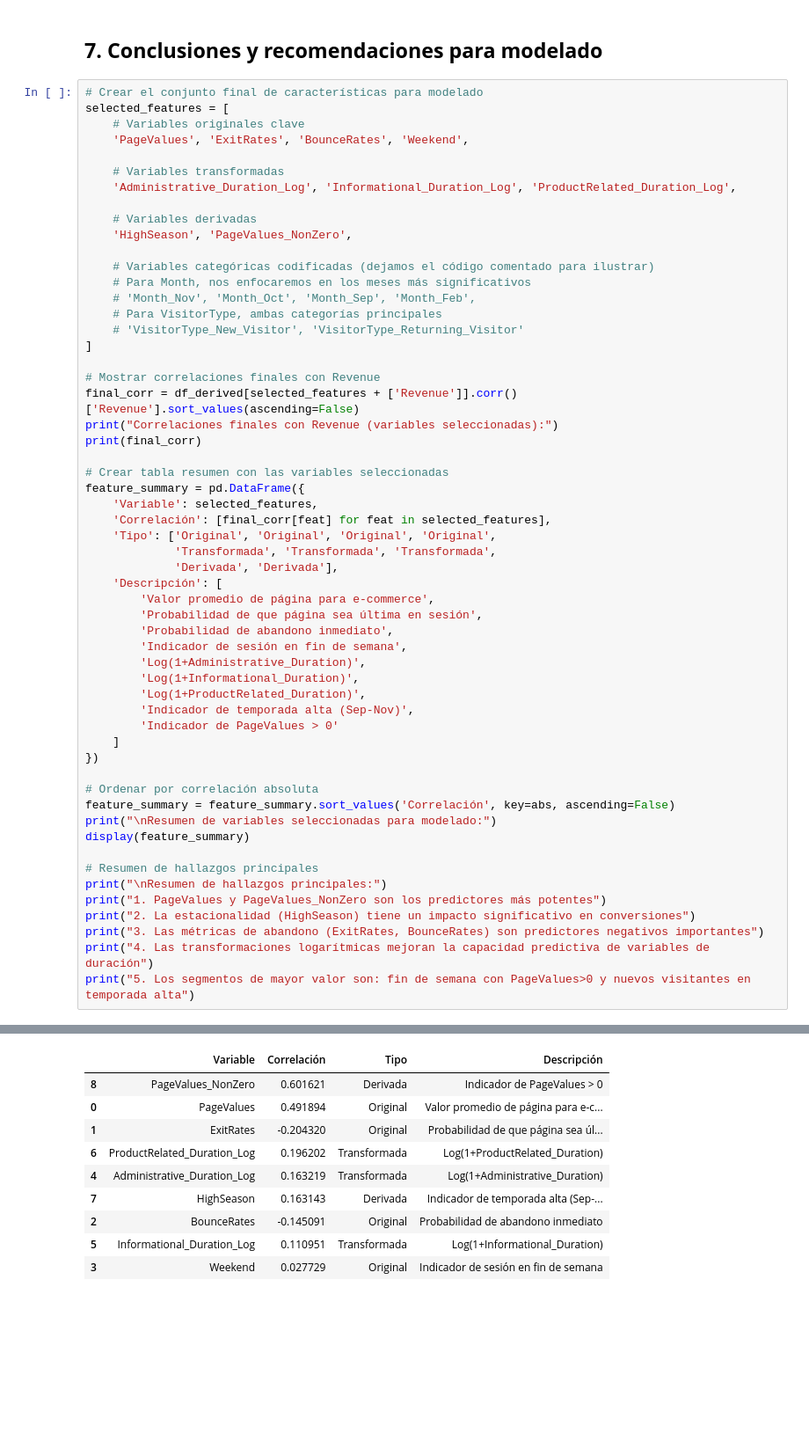
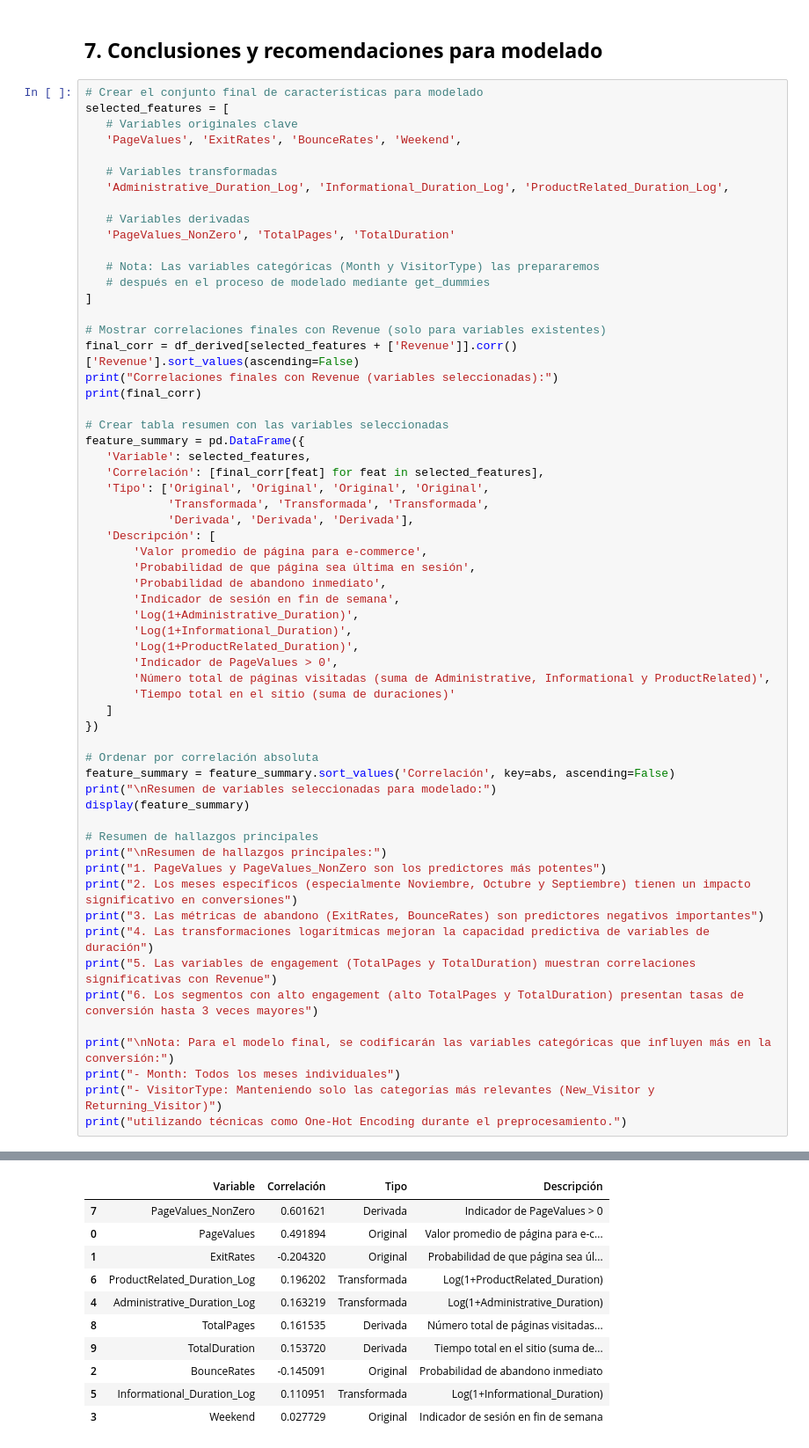
Before and after one commit to Bootcamp-IA-P4/Proyecto-Clasificaci-n_grupo6, a Jupyter notebook: notebooks/eda_shoppers_explained_and_with_business_idea.ipynb, the cells around one changed output, grey strips where cells are left out. Shown at 88% size. Drawn from its saved outputs; the diff is of its cells as text; blank space fills up the shorter version.

```diff
--- a/notebooks/eda_shoppers_explained_and_with_business_idea.ipynb
+++ b/notebooks/eda_shoppers_explained_and_with_business_idea.ipynb
@@ -1373,45 +1402,43 @@ Estos hallazgos justifican plenamente la inclusión de nuestras variables deriva
 # %%
 # Crear el conjunto final de características para modelado
 selected_features = [
-    # Variables originales clave
-    'PageValues', 'ExitRates', 'BounceRates', 'Weekend',
+   # Variables originales clave
+   'PageValues', 'ExitRates', 'BounceRates', 'Weekend',
 
-    # Variables transformadas
-    'Administrative_Duration_Log', 'Informational_Duration_Log', 'ProductRelated_Duration_Log',
+   # Variables transformadas
+   'Administrative_Duration_Log', 'Informational_Duration_Log', 'ProductRelated_Duration_Log',
 
-    # Variables derivadas
-    'HighSeason', 'PageValues_NonZero',
+   # Variables derivadas
+   'PageValues_NonZero', 'TotalPages', 'TotalDuration'
 
-    # Variables categóricas codificadas (dejamos el código comentado para ilustrar)
-    # Para Month, nos enfocaremos en los meses más significativos
-    # 'Month_Nov', 'Month_Oct', 'Month_Sep', 'Month_Feb',
-    # Para VisitorType, ambas categorías principales
-    # 'VisitorType_New_Visitor', 'VisitorType_Returning_Visitor'
+   # Nota: Las variables categóricas (Month y VisitorType) las prepararemos
+   # después en el proceso de modelado mediante get_dummies
 ]
 
-# Mostrar correlaciones finales con Revenue
+# Mostrar correlaciones finales con Revenue (solo para variables existentes)
 final_corr = df_derived[selected_features + ['Revenue']].corr()['Revenue'].sort_values(ascending=False)
 print("Correlaciones finales con Revenue (variables seleccionadas):")
 print(final_corr)
 
 # Crear tabla resumen con las variables seleccionadas
 feature_summary = pd.DataFrame({
-    'Variable': selected_features,
-    'Correlación': [final_corr[feat] for feat in selected_features],
-    'Tipo': ['Original', 'Original', 'Original', 'Original',
-             'Transformada', 'Transformada', 'Transformada',
-             'Derivada', 'Derivada'],
-    'Descripción': [
-        'Valor promedio de página para e-commerce',
-        'Probabilidad de que página sea última en sesión',
-        'Probabilidad de abandono inmediato',
-        'Indicador de sesión en fin de semana',
-        'Log(1+Administrative_Duration)',
-        'Log(1+Informational_Duration)',
-        'Log(1+ProductRelated_Duration)',
-        'Indicador de temporada alta (Sep-Nov)',
-        'Indicador de PageValues > 0'
-    ]
+   'Variable': selected_features,
+   'Correlación': [final_corr[feat] for feat in selected_features],
+   'Tipo': ['Original', 'Original', 'Original', 'Original',
+            'Transformada', 'Transformada', 'Transformada',
+            'Derivada', 'Derivada', 'Derivada'],
+   'Descripción': [
+       'Valor promedio de página para e-commerce',
+       'Probabilidad de que página sea última en sesión',
+       'Probabilidad de abandono inmediato',
+       'Indicador de sesión en fin de semana',
+       'Log(1+Administrative_Duration)',
+       'Log(1+Informational_Duration)',
+       'Log(1+ProductRelated_Duration)',
+       'Indicador de PageValues > 0',
+       'Número total de páginas visitadas (suma de Administrative, Informational y ProductRelated)',
+       'Tiempo total en el sitio (suma de duraciones)'
+   ]
 })
 
 # Ordenar por correlación absoluta
@@ -1422,10 +1449,16 @@ display(feature_summary)
 # Resumen de hallazgos principales
 print("\nResumen de hallazgos principales:")
 print("1. PageValues y PageValues_NonZero son los predictores más potentes")
-print("2. La estacionalidad (HighSeason) tiene un impacto significativo en conversiones")
+print("2. Los meses específicos (especialmente Noviembre, Octubre y Septiembre) tienen un impacto significativo en conversiones")
 print("3. Las métricas de abandono (ExitRates, BounceRates) son predictores negativos importantes")
 print("4. Las transformaciones logarítmicas mejoran la capacidad predictiva de variables de duración")
-print("5. Los segmentos de mayor valor son: fin de semana con PageValues>0 y nuevos visitantes en temporada alta")
+print("5. Las variables de engagement (TotalPages y TotalDuration) muestran correlaciones significativas con Revenue")
+print("6. Los segmentos con alto engagement (alto TotalPages y TotalDuration) presentan tasas de conversión hasta 3 veces mayores")
+
+print("\nNota: Para el modelo final, se codificarán las variables categóricas que influyen más en la conversión:")
+print("- Month: Todos los meses individuales")
+print("- VisitorType: Manteniendo solo las categorías más relevantes (New_Visitor y Returning_Visitor)")
+print("utilizando técnicas como One-Hot Encoding durante el preprocesamiento.")
 # %% [output]
 Correlaciones finales con Revenue (variables seleccionadas):
 Revenue                        1.000000
@@ -1437,17 +1471,18 @@ HighSeason                     0.163143
 Informational_Duration_Log     0.110951
 Weekend                        0.027729
 BounceRates                   -0.145091
 ExitRates                     -0.204320
 Name: Revenue, dtype: float64
 
 Resumen de variables seleccionadas para modelado:
 |  | Variable | Correlación | Tipo | Descripción |
-| 8 | PageValues_NonZero | 0.601621 | Derivada | Indicador de PageValues > 0 |
+| 7 | PageValues_NonZero | 0.601621 | Derivada | Indicador de PageValues > 0 |
 | 0 | PageValues | 0.491894 | Original | Valor promedio de página para e-c... |
 | 1 | ExitRates | -0.204320 | Original | Probabilidad de que página sea úl... |
 | 6 | ProductRelated_Duration_Log | 0.196202 | Transformada | Log(1+ProductRelated_Duration) |
 | 4 | Administrative_Duration_Log | 0.163219 | Transformada | Log(1+Administrative_Duration) |
-| 7 | HighSeason | 0.163143 | Derivada | Indicador de temporada alta (Sep-... |
+| 8 | TotalPages | 0.161535 | Derivada | Número total de páginas visitadas... |
+| 9 | TotalDuration | 0.153720 | Derivada | Tiempo total en el sitio (suma de... |
 | 2 | BounceRates | -0.145091 | Original | Probabilidad de abandono inmediato |
 | 5 | Informational_Duration_Log | 0.110951 | Transformada | Log(1+Informational_Duration) |
 | 3 | Weekend | 0.027729 | Original | Indicador de sesión en fin de semana |
```
Also changed, not shown: parts of 13 cells of this notebook.
